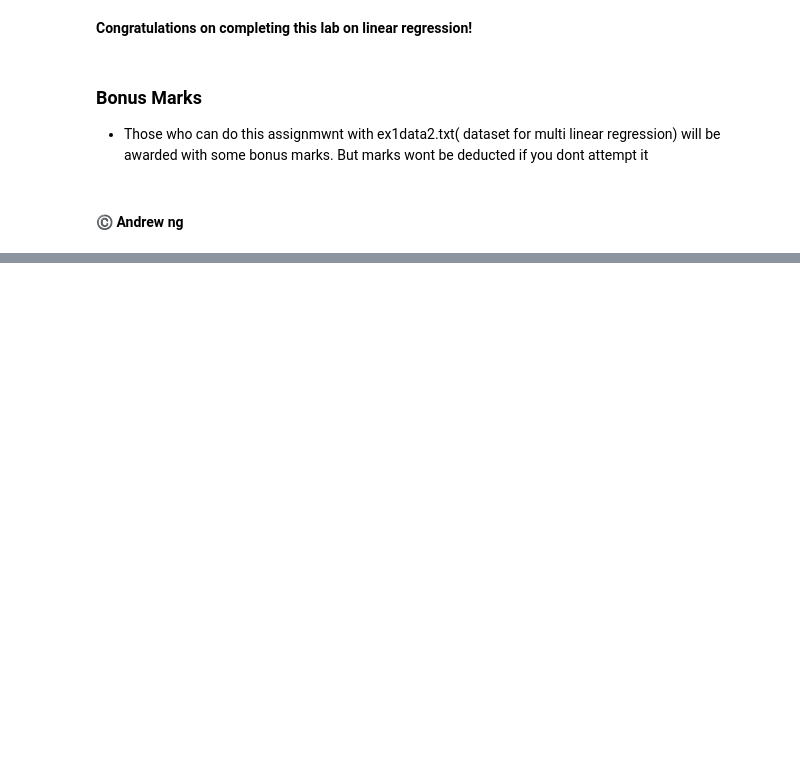
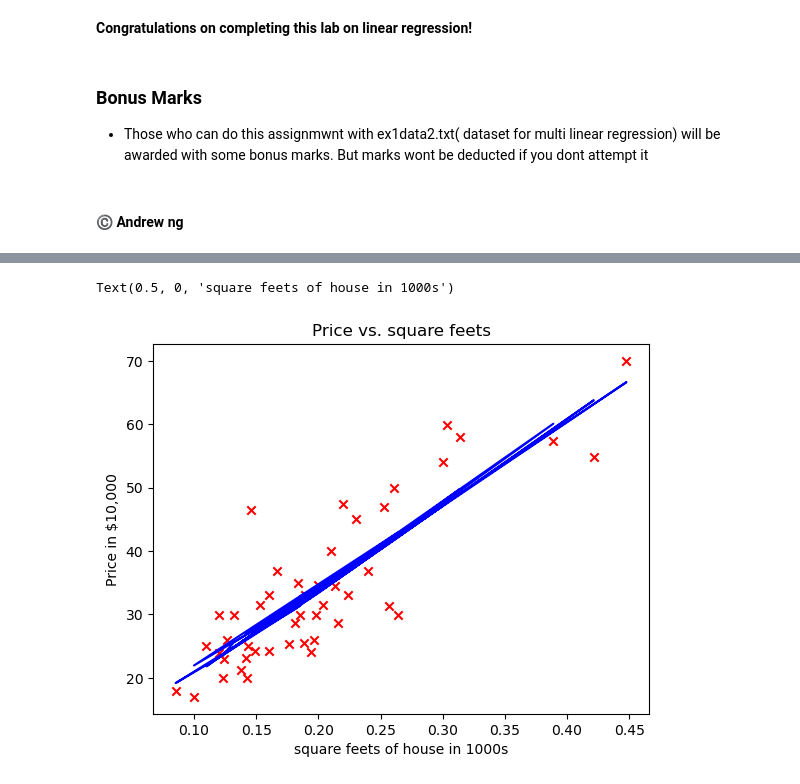
Before and after one commit to HaiderManzoor/gradient_descent_regre, a Jupyter notebook: Regression_GD_.ipynb, the cells around one changed output, grey strips where cells are left out. Saved outputs shown, nothing was run; the diff lists cells and outputs as text; code cells hidden in the pictures; blank space fills up the shorter version.

```diff
--- a/Regression_GD_.ipynb
+++ b/Regression_GD_.ipynb
@@ -632,0 +812,18 @@ Q3 : Explain gradient descent acording to your understanding in your own words
+# %%
+predicted = np.dot(w, x_train.T) + b
+# %%
+# Plot the linear fit
+plt.plot(x_train[:,0], predicted, c="b")
+
+# Create a scatter plot of the data
+plt.scatter(x_train[:,0], y_train, marker='x', c='r')
+
+# Set the title
+plt.title("Price vs. square feets")
+# Set the y-axis label
+plt.ylabel('Price in $10,000')
+# Set the x-axis label
+plt.xlabel('square feets of house in 1000s')
+# %% [output]
+Text(0.5, 0, 'square feets of house in 1000s')
+[figure, added]
```
Also changed, not shown: parts of 16 cells of this notebook.
